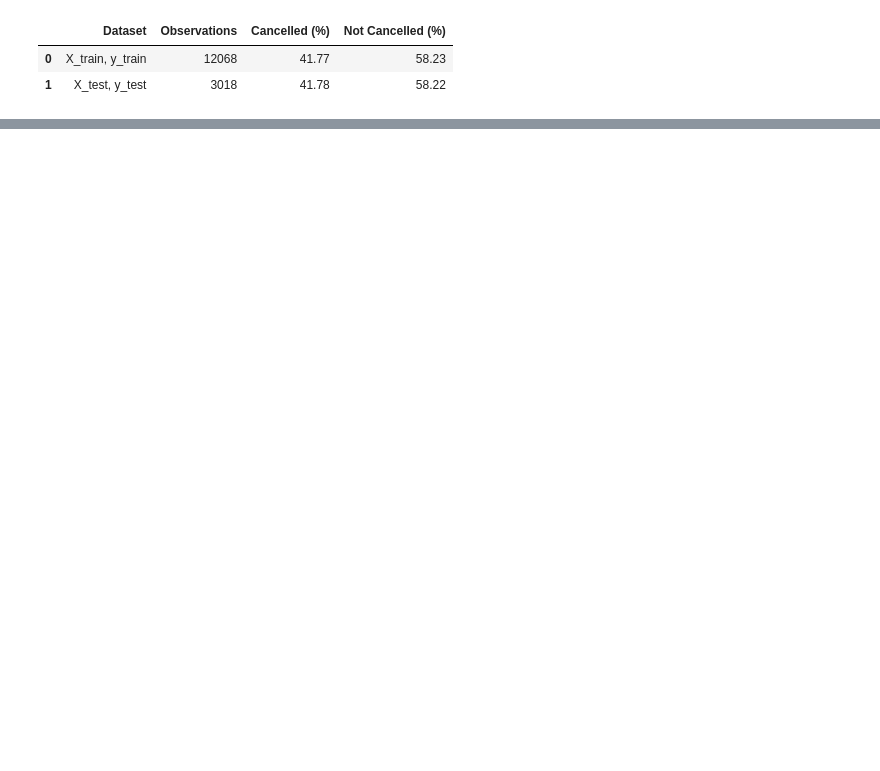
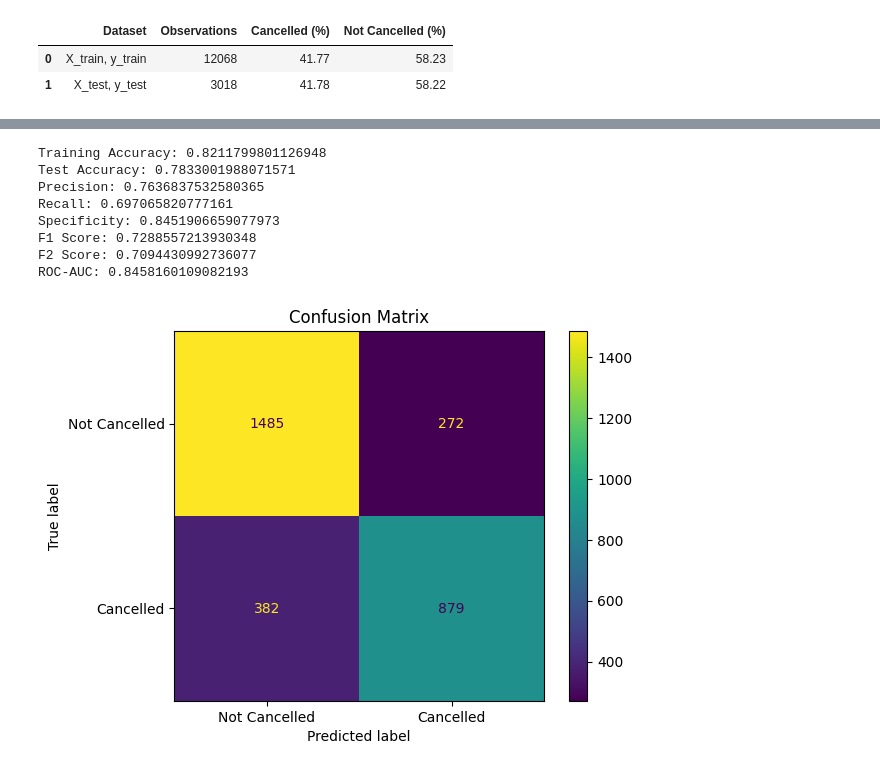
Before and after one commit to Matsuzaki-Yuta/CAB330_Assignment1, a Jupyter notebook: models/decision_tree.ipynb, the cells around one changed output, grey strips where cells are left out. Drawn from its saved outputs; the diff is of its cells as text; code cells hidden in the pictures; blank space fills up the shorter version.

```diff
--- a/models/decision_tree.ipynb
+++ b/models/decision_tree.ipynb
@@ -35,0 +184,38 @@ display(split_summary)
+# %%
+param_grid = {
+    "criterion": ["gini", "entropy"],
+    "max_depth": [5, 8, 13, 14, 15],
+    "min_samples_leaf": [5, 10, 20, 30, 40],
+    "min_samples_split": [0.001, 0.005, 0.01, 0.05, 0.1],
+    "max_leaf_nodes": [None, 3, 4, 5, 6],
+    "splitter" : ["best", "random"],
+}
+# %%
+grid_search = GridSearchCV(
+    estimator=DecisionTreeClassifier(random_state=42),
+    param_grid=param_grid,
+    scoring="accuracy",
+    cv=10,
+    n_jobs=-1
+)
+
+grid_search.fit(X_train, y_train)
+
+best_tree = grid_search.best_estimator_
+print("Best parameters:")
+print(grid_search.best_params_)
+
+print("\nBest CV accuracy:")
+print(grid_search.best_score_)
+# %%
+evaluate_model(best_tree, X_train, y_train, X_test, y_test)
+# %% [output]
+Training Accuracy: 0.8211799801126948
+Test Accuracy: 0.7833001988071571
+Precision: 0.7636837532580365
+Recall: 0.697065820777161
+Specificity: 0.8451906659077973
+F1 Score: 0.7288557213930348
+F2 Score: 0.7094430992736077
+ROC-AUC: 0.8458160109082193
+[figure, added]
```
Also changed, not shown: parts of 18 cells of this notebook, 6 other files.
